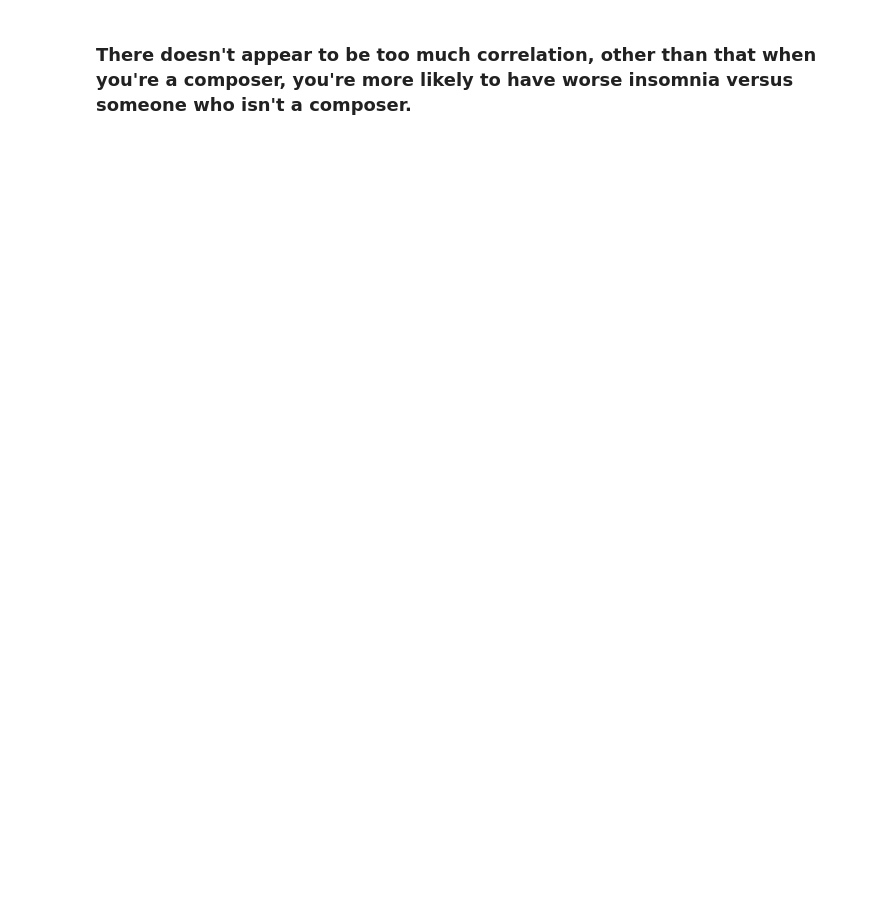
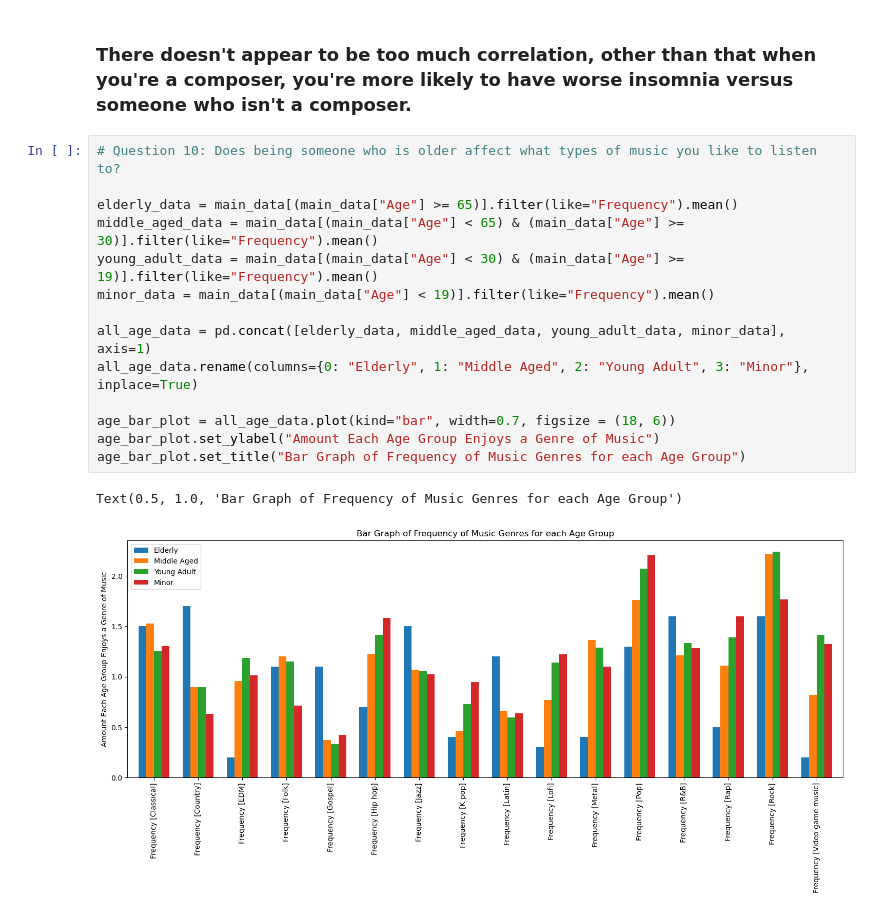
Before and after one commit to GamingCuber/final_project_hth, a Jupyter notebook: src/main.ipynb, the cells around one changed output. Cells and saved outputs as stored; diff of their text form; blank space fills up the shorter version.

Commit message:
Finished Question 10

```diff
--- a/src/main.ipynb
+++ b/src/main.ipynb
@@ -235,2 +252,19 @@ overall_mental_state_composer_df.plot(kind="bar", width=0.85)
 # %% [markdown]
 ### There doesn't appear to be too much correlation, other than that when you're a composer, you're more likely to have worse insomnia versus someone who isn't a composer.
+# %%
+# Question 10: Does being someone who is older affect what types of music you like to listen to?
+
+elderly_data = main_data[(main_data["Age"] >= 65)].filter(like="Frequency").mean()
+middle_aged_data = main_data[(main_data["Age"] < 65) & (main_data["Age"] >= 30)].filter(like="Frequency").mean()
+young_adult_data = main_data[(main_data["Age"] < 30) & (main_data["Age"] >= 19)].filter(like="Frequency").mean()
+minor_data = main_data[(main_data["Age"] < 19)].filter(like="Frequency").mean()
+
+all_age_data = pd.concat([elderly_data, middle_aged_data, young_adult_data, minor_data], axis=1)
+all_age_data.rename(columns={0: "Elderly", 1: "Middle Aged", 2: "Young Adult", 3: "Minor"}, inplace=True)
+
+age_bar_plot = all_age_data.plot(kind="bar", width=0.7, figsize = (18, 6))
+age_bar_plot.set_ylabel("Amount Each Age Group Enjoys a Genre of Music")
+age_bar_plot.set_title("Bar Graph of Frequency of Music Genres for each Age Group")
+# %% [output]
+Text(0.5, 1.0, 'Bar Graph of Frequency of Music Genres for each Age Group')
+[figure, added]
```
Also changed, not shown: parts of 4 cells of this notebook.
